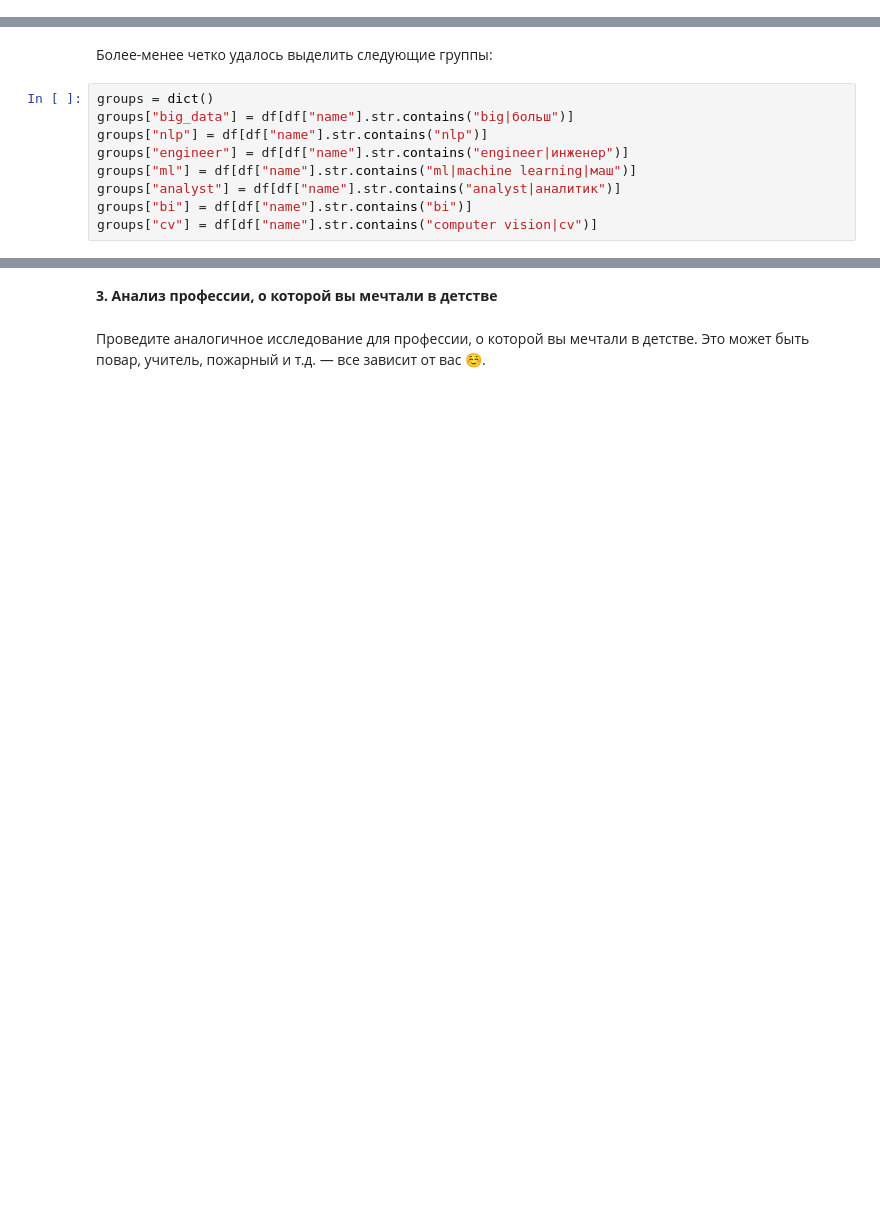
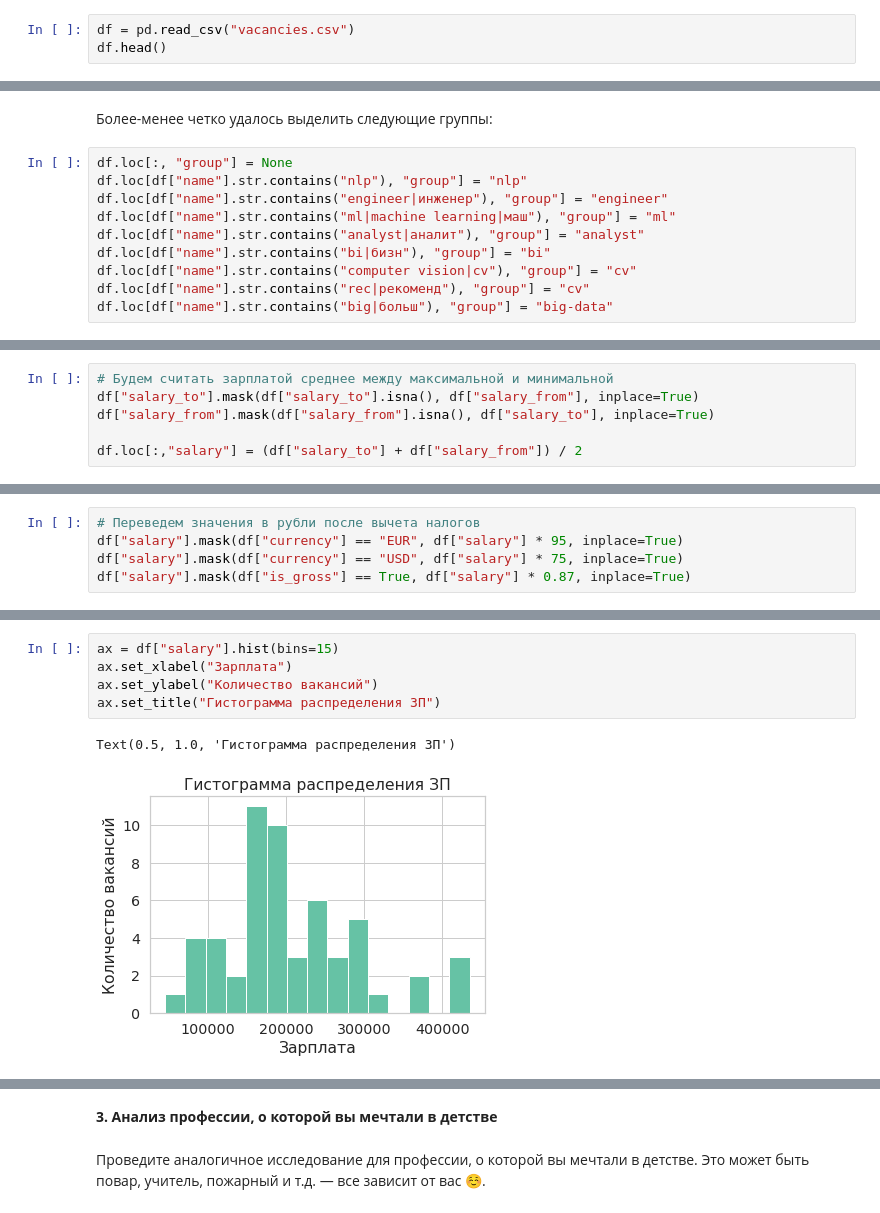
Before and after one commit to InversionSpaces/mipt-stats, a Jupyter notebook: task3.ipynb, the cells around one changed output, grey strips where cells are left out. Drawn from its saved outputs; the diff is of its cells as text; blank space fills up the shorter version.

```diff
--- a/task3.ipynb
+++ b/task3.ipynb
@@ -394,3 +362,6 @@ df.head(10)
 - распределение спроса на вакансию по карте Москвы.
 
 Для построения последних двух графиков вам могут понадобиться <a target="_blank" href="http://www.lovrikinfo.ru/metrogps.php">внешние данные</a>.
+# %%
+df = pd.read_csv("vacancies.csv")
+df.head()
@@ -402,11 +386,12 @@ df.shape[0]
 # %% [markdown]
 Более-менее четко удалось выделить следующие группы:
 # %%
-groups = dict()
-groups["big_data"] = df[df["name"].str.contains("big|больш")]
-groups["nlp"] = df[df["name"].str.contains("nlp")]
-groups["engineer"] = df[df["name"].str.contains("engineer|инженер")]
-groups["ml"] = df[df["name"].str.contains("ml|machine learning|маш")]
-groups["analyst"] = df[df["name"].str.contains("analyst|аналитик")]
-groups["bi"] = df[df["name"].str.contains("bi")]
-groups["cv"] = df[df["name"].str.contains("computer vision|cv")]
+df.loc[:, "group"] = None
+df.loc[df["name"].str.contains("nlp"), "group"] = "nlp"
+df.loc[df["name"].str.contains("engineer|инженер"), "group"] = "engineer"
+df.loc[df["name"].str.contains("ml|machine learning|маш"), "group"] = "ml"
+df.loc[df["name"].str.contains("analyst|аналит"), "group"] = "analyst"
+df.loc[df["name"].str.contains("bi|бизн"), "group"] = "bi"
+df.loc[df["name"].str.contains("computer vision|cv"), "group"] = "cv"
+df.loc[df["name"].str.contains("rec|рекоменд"), "group"] = "cv"
+df.loc[df["name"].str.contains("big|больш"), "group"] = "big-data"
@@ -461,0 +411,6 @@ salary.mean()
+# %%
+# Будем считать зарплатой среднее между максимальной и минимальной
+df["salary_to"].mask(df["salary_to"].isna(), df["salary_from"], inplace=True)
+df["salary_from"].mask(df["salary_from"].isna(), df["salary_to"], inplace=True)
+
+df.loc[:,"salary"] = (df["salary_to"] + df["salary_from"]) / 2
@@ -461,0 +422,5 @@ salary.mean()
+# %%
+# Переведем значения в рубли после вычета налогов
+df["salary"].mask(df["currency"] == "EUR", df["salary"] * 95, inplace=True)
+df["salary"].mask(df["currency"] == "USD", df["salary"] * 75, inplace=True)
+df["salary"].mask(df["is_gross"] == True, df["salary"] * 0.87, inplace=True)
@@ -461,0 +440,8 @@ salary.mean()
+# %%
+ax = df["salary"].hist(bins=15)
+ax.set_xlabel("Зарплата")
+ax.set_ylabel("Количество вакансий")
+ax.set_title("Гистограмма распределения ЗП")
+# %% [output]
+Text(0.5, 1.0, 'Гистограмма распределения ЗП')
+[figure, added]
```
Also changed, not shown: parts of 29 cells of this notebook, 5 other files.
